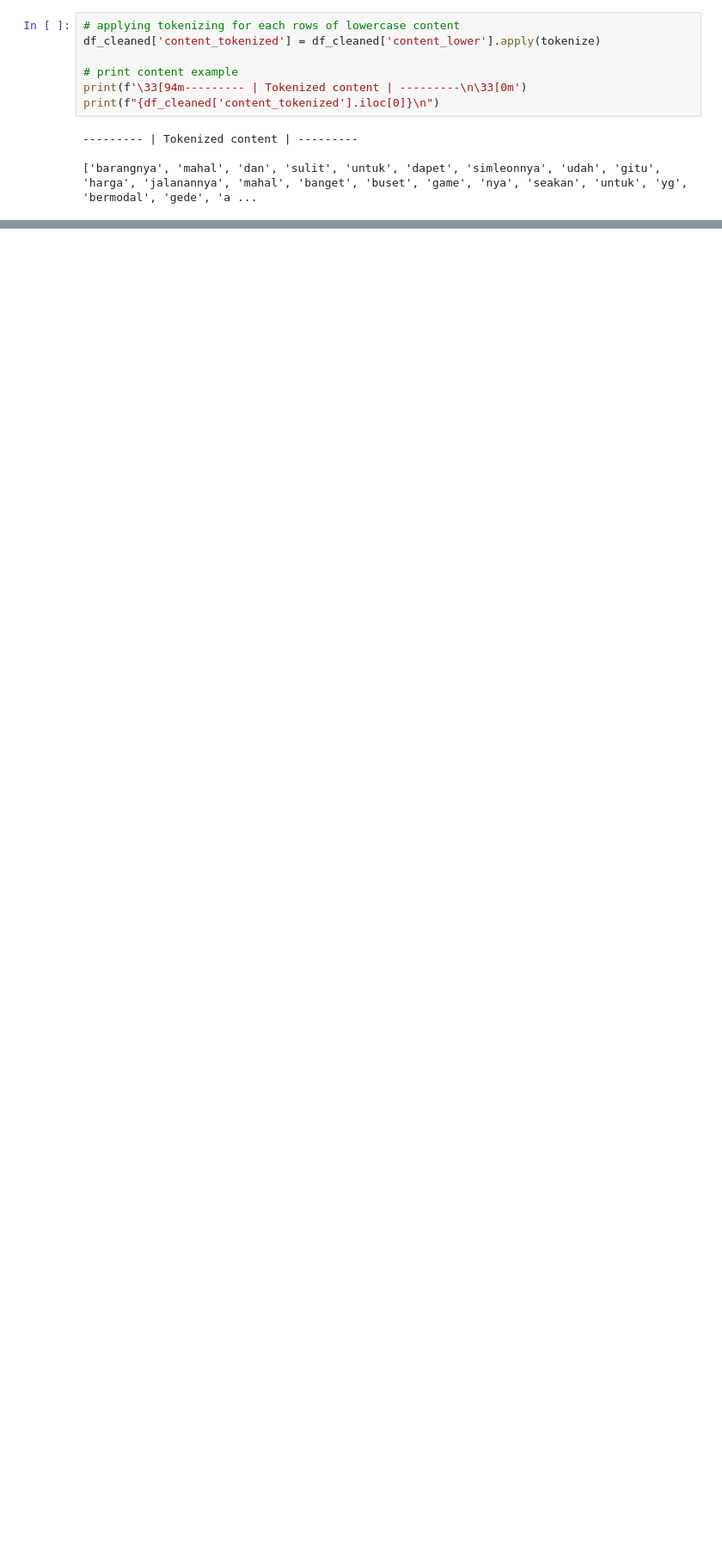
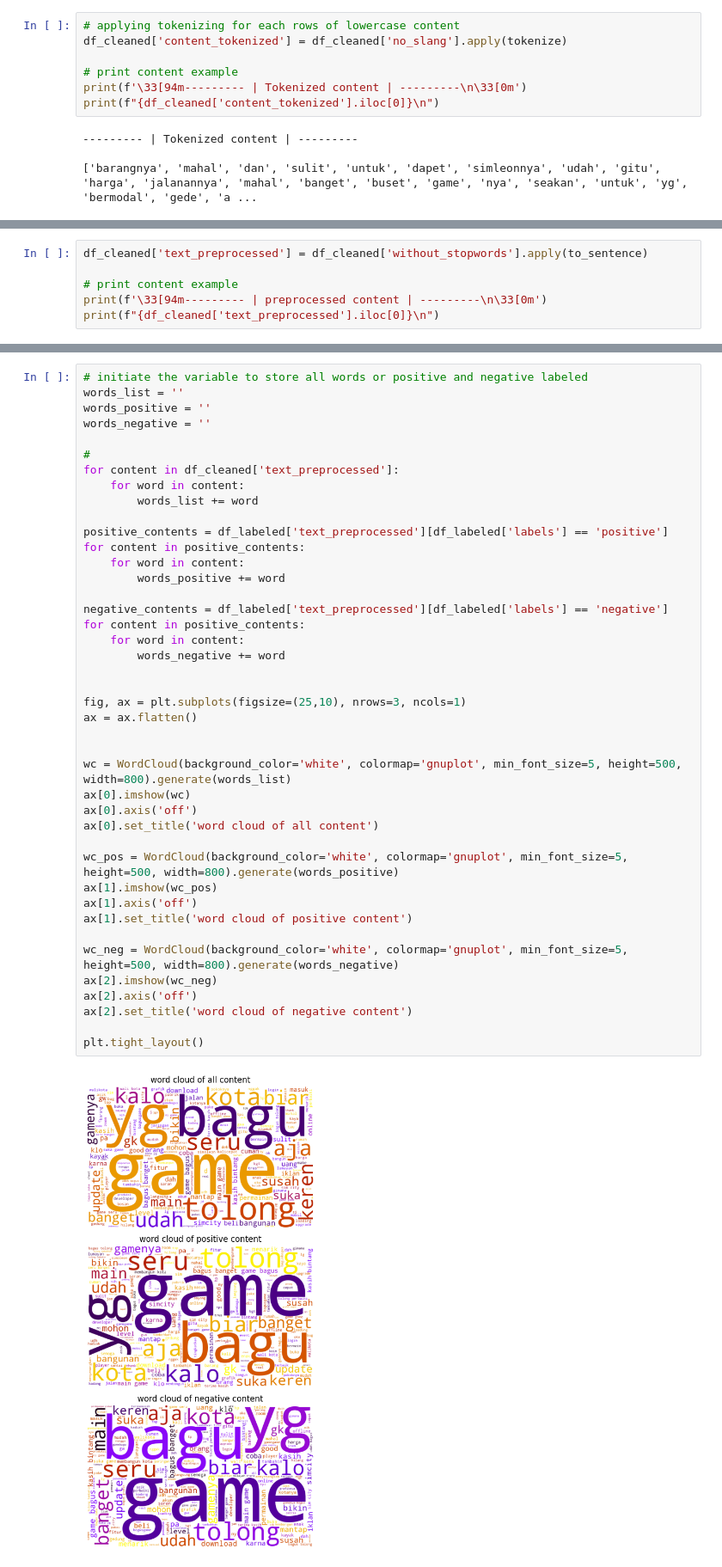
Before and after one commit to sayid-alt/simcity-reviews-sentiment-analysis, a Jupyter notebook: notebook.ipynb, the cells around one changed output, grey strips where cells are left out. Shown at 86% size. Drawn from its saved outputs; the diff is of its cells as text; blank space fills up the shorter version.

```diff
--- a/notebook.ipynb
+++ b/notebook.ipynb
@@ -307,7 +307,7 @@ def tokenize(content):
     return word_tokenize(content)
 # %%
 # applying tokenizing for each rows of lowercase content
-df_cleaned['content_tokenized'] = df_cleaned['content_lower'].apply(tokenize)
+df_cleaned['content_tokenized'] = df_cleaned['no_slang'].apply(tokenize)
 
 # print content example
 print(f'\33[94m--------- | Tokenized content | ---------\n\33[0m')
@@ -318,0 +346,6 @@ print(f"{df_cleaned['content_tokenized'].iloc[0]}\n")
+# %%
+df_cleaned['text_preprocessed'] = df_cleaned['without_stopwords'].apply(to_sentence)
+
+# print content example
+print(f'\33[94m--------- | preprocessed content | ---------\n\33[0m')
+print(f"{df_cleaned['text_preprocessed'].iloc[0]}\n")
@@ -318,0 +488,44 @@ print(f"{df_cleaned['content_tokenized'].iloc[0]}\n")
+# %%
+# initiate the variable to store all words or positive and negative labeled
+words_list = ''
+words_positive = ''
+words_negative = ''
+
+#
+for content in df_cleaned['text_preprocessed']:
+    for word in content:
+        words_list += word
+
+positive_contents = df_labeled['text_preprocessed'][df_labeled['labels'] == 'positive']
+for content in positive_contents:
+    for word in content:
+        words_positive += word
+
+negative_contents = df_labeled['text_preprocessed'][df_labeled['labels'] == 'negative']
+for content in positive_contents:
+    for word in content:
+        words_negative += word
+
+
+fig, ax = plt.subplots(figsize=(25,10), nrows=3, ncols=1)
+ax = ax.flatten()
+
+
+wc = WordCloud(background_color='white', colormap='gnuplot', min_font_size=5, height=500, width=800).generate(words_list)
+ax[0].imshow(wc)
+ax[0].axis('off')
+ax[0].set_title('word cloud of all content')
+
+wc_pos = WordCloud(background_color='white', colormap='gnuplot', min_font_size=5, height=500, width=800).generate(words_positive)
+ax[1].imshow(wc_pos)
+ax[1].axis('off')
+ax[1].set_title('word cloud of positive content')
+
+wc_neg = WordCloud(background_color='white', colormap='gnuplot', min_font_size=5, height=500, width=800).generate(words_negative)
+ax[2].imshow(wc_neg)
+ax[2].axis('off')
+ax[2].set_title('word cloud of negative content')
+
+plt.tight_layout()
+# %% [output]
+[figure, added]
```
Also changed, not shown: parts of 43 cells of this notebook.
